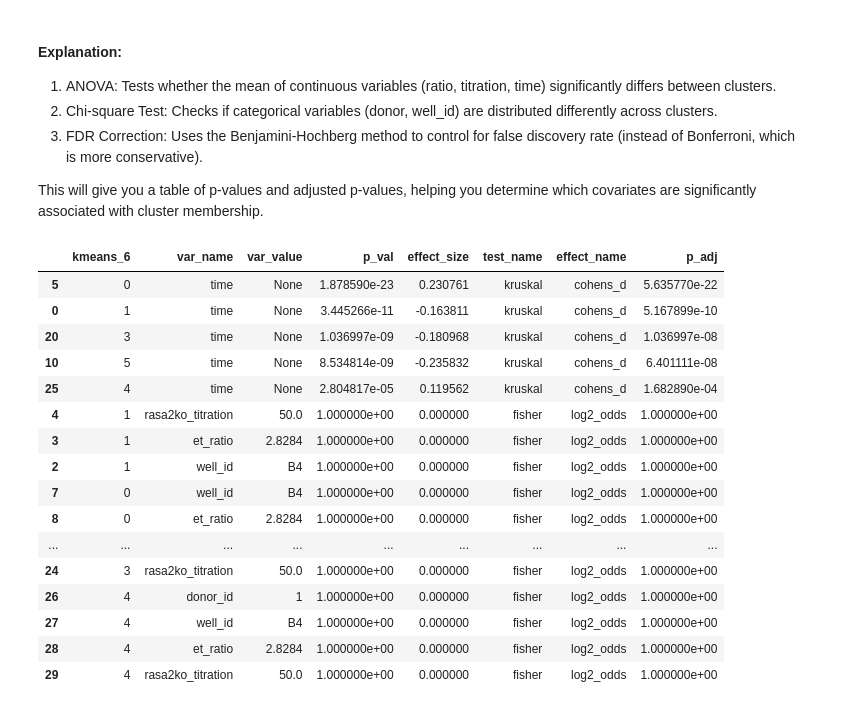
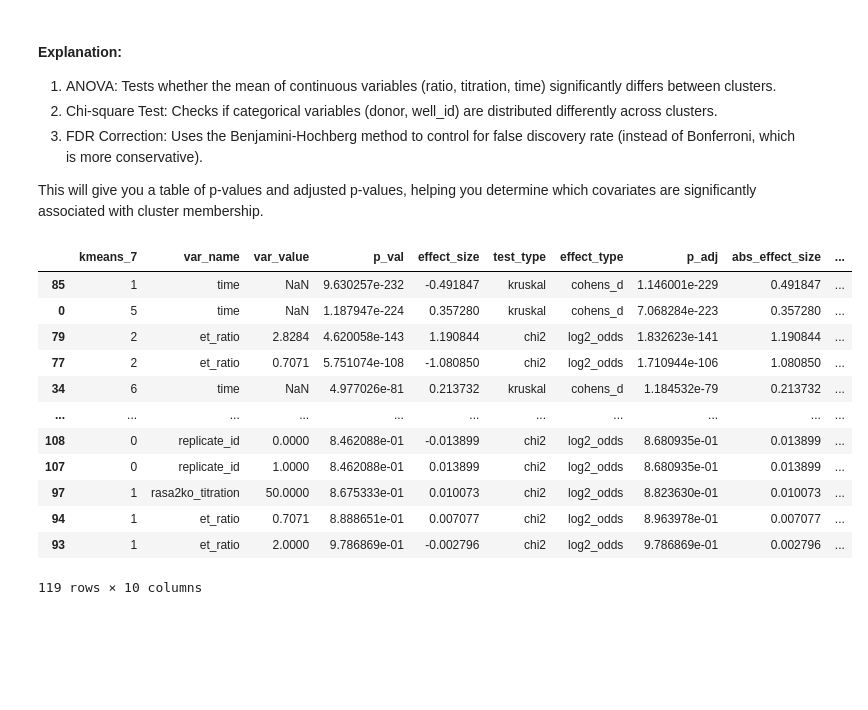
Before and after one commit to bee-hive/sflcba, a Jupyter notebook: analyze_sift_embedding.ipynb, the cells around one changed output. Saved outputs shown, nothing was run; the diff lists cells and outputs as text; code cells hidden in the pictures; blank space fills up the shorter version.

```diff
--- a/analyze_sift_embedding.ipynb
+++ b/analyze_sift_embedding.ipynb
@@ -26,6 +40,6 @@ np.random.seed(0)
 # %%
 # load the anndata file with the SIFT descriptors
-adata = ad.read_h5ad('/gladstone/engelhardt/lab/adamw/saft_figuren/analysis/adata_20250225.h5ad')
+adata = ad.read_h5ad('/gladstone/engelhardt/lab/adamw/saft_figuren/analysis/adata_20250225_kmeans.h5ad')
 adata
 # %% [output]
 AnnData object with n_obs × n_vars = 3389740 × 128
@@ -37,0 +64,6 @@ adata.obs['PC2'] = adata.obsm['X_pca'][:, 1]
+# %%
+# subset the entire adata object to just 50k randomly sampled rows
+# this should help with runtime issues and overpowered statistical testing
+num_rows = 50000
+adata = adata[np.random.choice(adata.shape[0], num_rows, replace=False), :]
+adata
@@ -249,9 +276,12 @@ AnnData object with n_obs × n_vars = 9538 × 128
 
 
 # Assume df is your dataframe
-# Columns: ['et_ratio', 'rasa2ko_titration', 'time', 'donor_id', 'well_id', 'kmeans_6']
+# Columns: ['et_ratio', 'rasa2ko_titration', 'time', 'donor_id', 'well_id', 'kmeans_7']
+df = adata.obs
 
-df = adata_B4_donor1.obs
+# # Option: Downsample your data to reduce overpowered tests
+# subsample_size = 10000  # adjust as needed
+# df = df.sample(n=subsample_size)
 
 # Store p-values
 p_values = {}
@@ -259,14 +289,14 @@ p_values = {}
 # 1. ANOVA for Continuous Variables (et_ratio, rasa2ko_titration, time)
 continuous_vars = ['et_ratio', 'rasa2ko_titration', 'time']
 for var in continuous_vars:
-    model = ols(f"{var} ~ C(kmeans_6)", data=df).fit()
+    model = ols(f"{var} ~ C(kmeans_7)", data=df).fit()
     anova_table = sm.stats.anova_lm(model, typ=2)  # Type 2 ANOVA
     p_values[var] = anova_table["PR(>F)"][0]  # Extract p-value
 
 # 2. Chi-square Test for Categorical Variables (donor_id, well_id)
-categorical_vars = ['donor_id', 'well_id']
+categorical_vars = ['donor_id', 'replicate_id']
 for var in categorical_vars:
-    contingency_table = pd.crosstab(df[var], df["kmeans_6"])
+    contingency_table = pd.crosstab(df[var], df["kmeans_7"])
     chi2, p, dof, expected = stats.chi2_contingency(contingency_table)
     p_values[var] = p
 
@@ -295,12 +325,14 @@ results
 
 This will give you a table of p-values and adjusted p-values, helping you determine which covariates are significantly associated with cluster membership.
 # %%
+df = adata.obs
 
-df = adata_B4_donor1.obs
+# # Option: Downsample your data to reduce overpowered tests
+# df = df.sample(n=subsample_size)
 
-# Assume df is your DataFrame with 'kmeans_6' and other variables
+# Assume df is your DataFrame with 'kmeans_7' and other variables
 continuous_vars = ['time']
-categorical_vars = ['donor_id', 'well_id', 'et_ratio', 'rasa2ko_titration']
+categorical_vars = ['donor_id', 'replicate_id', 'et_ratio', 'rasa2ko_titration']
 results = []
 
 ### Function to compute Cohen's d (standardized effect size)
@@ -312,8 +344,8 @@ def cohens_d(x, y):
     return (mean_x - mean_y) / pooled_std if pooled_std > 0 else 0
 
 # Iterate over each cluster
-for cluster in df["kmeans_6"].unique():
-    cluster_mask = df["kmeans_6"] == cluster
+for cluster in df["kmeans_7"].unique():
+    cluster_mask = df["kmeans_7"] == cluster
 
     # 1. Kruskal-Wallis Test for Continuous Variables
     for var in continuous_vars:
@@ -330,52 +362,54 @@ for cluster in df["kmeans_6"].unique():
     for var in categorical_vars:
         for val in df[var].unique():
             in_cluster = sum((df[var] == val) & cluster_mask)
             out_cluster = sum((df[var] == val) & ~cluster_mask)
             not_in_cluster = sum(cluster_mask) - in_cluster
             not_out_cluster = sum(~cluster_mask) - out_cluster
             contingency_table = np.array([[in_cluster, not_in_cluster],
                                           [out_cluster, not_out_cluster]])
 
             if contingency_table.min() < 5:
                 test_name = 'fisher'
                 oddsratio, p_val = stats.fisher_exact(contingency_table)
             else:
                 test_name = 'chi2'
                 chi2, p_val, dof, expected = stats.chi2_contingency(contingency_table)
                 oddsratio = (in_cluster * not_out_cluster) / max((out_cluster * not_in_cluster), 1)
 
             effect_size = np.log2(oddsratio) if oddsratio > 0 else 0  # Log2 odds ratio
 
             results.append([cluster, var, val, p_val, effect_size, test_name, 'log2_odds'])
 
 # Convert results to DataFrame
-results_df = pd.DataFrame(results, columns=['kmeans_6', 'var_name', 'var_value', 'p_val', 'effect_size', 'test_name', 'effect_name'])
+results_df = pd.DataFrame(results, columns=['kmeans_7', 'var_name', 'var_value', 'p_val', 'effect_size', 'test_type', 'effect_type'])
 
 # Apply Benjamini-Hochberg FDR correction
 results_df['p_adj'] = multipletests(results_df['p_val'], method='fdr_bh')[1]
 
+# compute absolute value of effect size
+results_df['abs_effect_size'] = np.abs(results_df['effect_size'])
+
+# compute -log10(p_adj)
+results_df['-log10(p_adj)'] = -np.log10(results_df['p_adj'])
+
 # Sort results by adjusted p-value for easier interpretation
-results_df = results_df.sort_values(by=['p_adj'])
+results_df = results_df.sort_values(by=['-log10(p_adj)', 'abs_effect_size'], ascending=False)
 
 results_df
 # %% [output]
-|  | kmeans_6 | var_name | var_value | p_val | effect_size | test_name | effect_name | p_adj |
-| 5 | 0 | time | None | 1.878590e-23 | 0.230761 | kruskal | cohens_d | 5.635770e-22 |
-| 0 | 1 | time | None | 3.445266e-11 | -0.163811 | kruskal | cohens_d | 5.167899e-10 |
-| 20 | 3 | time | None | 1.036997e-09 | -0.180968 | kruskal | cohens_d | 1.036997e-08 |
-| 10 | 5 | time | None | 8.534814e-09 | -0.235832 | kruskal | cohens_d | 6.401111e-08 |
-| 25 | 4 | time | None | 2.804817e-05 | 0.119562 | kruskal | cohens_d | 1.682890e-04 |
-| 4 | 1 | rasa2ko_titration | 50.0 | 1.000000e+00 | 0.000000 | fisher | log2_odds | 1.000000e+00 |
-| 3 | 1 | et_ratio | 2.8284 | 1.000000e+00 | 0.000000 | fisher | log2_odds | 1.000000e+00 |
-| 2 | 1 | well_id | B4 | 1.000000e+00 | 0.000000 | fisher | log2_odds | 1.000000e+00 |
-| 7 | 0 | well_id | B4 | 1.000000e+00 | 0.000000 | fisher | log2_odds | 1.000000e+00 |
-| 8 | 0 | et_ratio | 2.8284 | 1.000000e+00 | 0.000000 | fisher | log2_odds | 1.000000e+00 |
-| ... | ... | ... | ... | ... | ... | ... | ... | ... |
-| 24 | 3 | rasa2ko_titration | 50.0 | 1.000000e+00 | 0.000000 | fisher | log2_odds | 1.000000e+00 |
-| 26 | 4 | donor_id | 1 | 1.000000e+00 | 0.000000 | fisher | log2_odds | 1.000000e+00 |
-| 27 | 4 | well_id | B4 | 1.000000e+00 | 0.000000 | fisher | log2_odds | 1.000000e+00 |
-| 28 | 4 | et_ratio | 2.8284 | 1.000000e+00 | 0.000000 | fisher | log2_odds | 1.000000e+00 |
-| 29 | 4 | rasa2ko_titration | 50.0 | 1.000000e+00 | 0.000000 | fisher | log2_odds | 1.000000e+00 |
+|  | kmeans_7 | var_name | var_value | p_val | effect_size | test_type | effect_type | p_adj | abs_effect_size | ... |
+| 85 | 1 | time | NaN | 9.630257e-232 | -0.491847 | kruskal | cohens_d | 1.146001e-229 | 0.491847 | ... |
+| 0 | 5 | time | NaN | 1.187947e-224 | 0.357280 | kruskal | cohens_d | 7.068284e-223 | 0.357280 | ... |
+| 79 | 2 | et_ratio | 2.8284 | 4.620058e-143 | 1.190844 | chi2 | log2_odds | 1.832623e-141 | 1.190844 | ... |
+| 77 | 2 | et_ratio | 0.7071 | 5.751074e-108 | -1.080850 | chi2 | log2_odds | 1.710944e-106 | 1.080850 | ... |
+| 34 | 6 | time | NaN | 4.977026e-81 | 0.213732 | kruskal | cohens_d | 1.184532e-79 | 0.213732 | ... |
+| ... | ... | ... | ... | ... | ... | ... | ... | ... | ... | ... |
+| 108 | 0 | replicate_id | 0.0000 | 8.462088e-01 | -0.013899 | chi2 | log2_odds | 8.680935e-01 | 0.013899 | ... |
+| 107 | 0 | replicate_id | 1.0000 | 8.462088e-01 | 0.013899 | chi2 | log2_odds | 8.680935e-01 | 0.013899 | ... |
+| 97 | 1 | rasa2ko_titration | 50.0000 | 8.675333e-01 | 0.010073 | chi2 | log2_odds | 8.823630e-01 | 0.010073 | ... |
+| 94 | 1 | et_ratio | 0.7071 | 8.888651e-01 | 0.007077 | chi2 | log2_odds | 8.963978e-01 | 0.007077 | ... |
+| 93 | 1 | et_ratio | 2.0000 | 9.786869e-01 | -0.002796 | chi2 | log2_odds | 9.786869e-01 | 0.002796 | ... |
+119 rows × 10 columns
 # %% [markdown]
 #### Explanation of Code
 1. Kruskal-Wallis test is used for continuous variables (`time`, `ratio`, `titration`).
```
Also changed, not shown: parts of 37 cells of this notebook.
